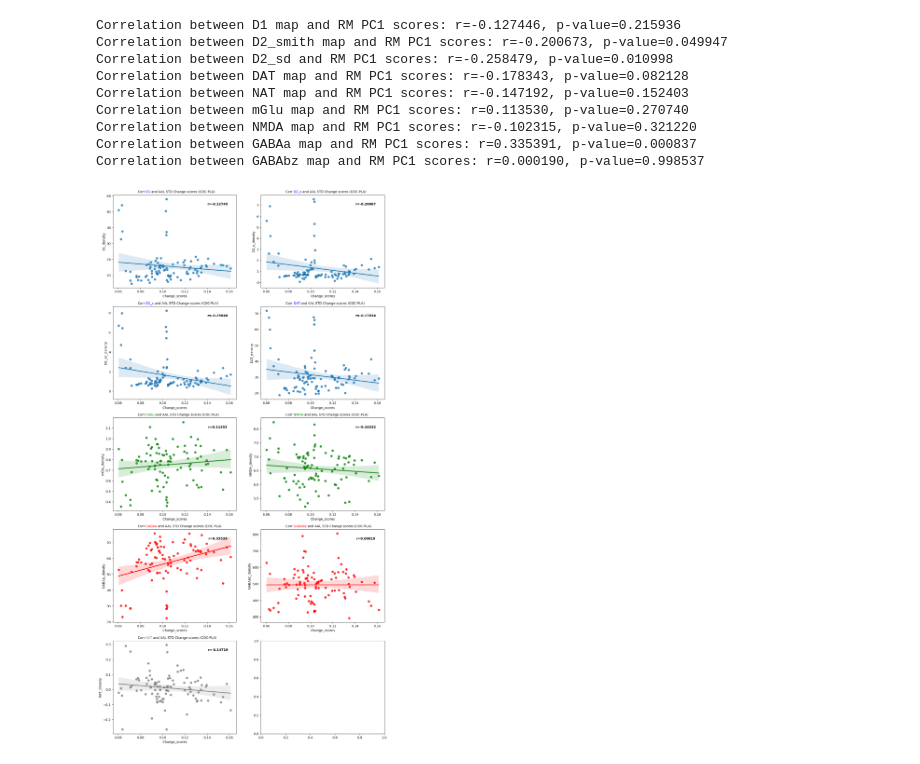
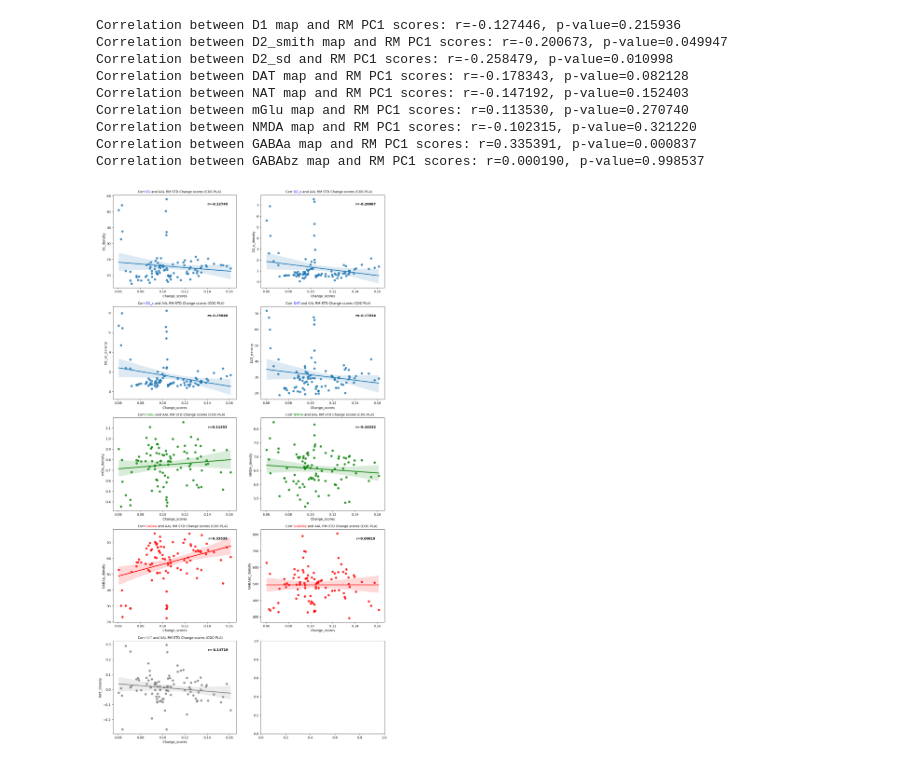
Before and after one commit to LuisA00/ResearchElective_Maastricht2023, a Jupyter notebook: ComparingAtlasesToNeurotransmittersDensities.ipynb, the cells around one changed output. Cells and saved outputs as stored; diff of their text form; code cells hidden in the pictures.

Commit message:
Finish Hassen comparison results.

```diff
--- a/ComparingAtlasesToNeurotransmittersDensities.ipynb
+++ b/ComparingAtlasesToNeurotransmittersDensities.ipynb
@@ -581,2 +716,15 @@ plot_correlations(Neurotransmitters_AAl_std_scores, aal_hassen_correlation_lists
 # %% [markdown]
 ## Compare Neurotransmitter Densities to Yeo Atlas (17 Networks)
+# %%
+Yeo_roi_masks = []
+
+for x in range(len(yeo_labels)):
+
+    try:
+        print("Computing and plotting roi_" +str(x) +": " + str(yeo_labels[x]))
+        roi_img = nl.image.new_img_like(yeo_thick17, nl.image.get_data(yeo_thick17) == x+1)
+        masker = NiftiMasker(mask_img=roi_img, mask_strategy="gm-template", verbose=False).fit()
+        Yeo_roi_masks.append(masker)
+
+    except FileNotFoundError:
+        print("Problem with roi_" +str(x) + " " + str(yeo_labels[x]))
@@ -582,0 +749,23 @@ plot_correlations(Neurotransmitters_AAl_std_scores, aal_hassen_correlation_lists
+# %%
+# Fit Yeo to Hassen Neurotransmitters maps.
+D1_to_Yeo_mean_scores = []
+D2_smith_to_Yeo_mean_scores = []
+D2_sd_to_Yeo_mean_scores = []
+DAT_to_Yeo_mean_scores = []
+NAT_to_Yeo_mean_scores = []
+mGlu_to_Yeo_mean_scores = []
+NMDA_to_Yeo_mean_scores = []
+GABAa_to_Yeo_mean_scores = []
+GABAbz_to_Yeo_mean_scores = []
+
+for current_roi in range(len(yeo_labels)):
+
+    D1_to_Yeo_mean_scores.append(fit_mask_get_mean(Yeo_roi_masks[current_roi], D1_map))
+    D2_smith_to_Yeo_mean_scores.append(fit_mask_get_mean(Yeo_roi_masks[current_roi], D2_smith_map))
+    D2_sd_to_Yeo_mean_scores.append(fit_mask_get_mean(Yeo_roi_masks[current_roi], D2_sandiego_map))
+    DAT_to_Yeo_mean_scores.append(fit_mask_get_mean(Yeo_roi_masks[current_roi], DAT_map))
+    NAT_to_Yeo_mean_scores.append(fit_mask_get_mean(Yeo_roi_masks[current_roi], NAT_map))
+    mGlu_to_Yeo_mean_scores.append(fit_mask_get_mean(Yeo_roi_masks[current_roi], mGlu_map))
+    NMDA_to_Yeo_mean_scores.append(fit_mask_get_mean(Yeo_roi_masks[current_roi], NMDA_map))
+    GABAa_to_Yeo_mean_scores.append(fit_mask_get_mean(Yeo_roi_masks[current_roi], GABAa_map))
+    GABAbz_to_Yeo_mean_scores.append(fit_mask_get_mean(Yeo_roi_masks[current_roi], GABAbz_map))
@@ -826,12 +1105,12 @@ Correlation between GABAbz map and RM PC1 scores: r=0.000190, p-value=0.998537
 # %%
 all_data_RM_STD = np.array([Change_PC1_RM_std_scores, D1_to_RM_mean_scores, D2_smith_to_RM_mean_scores, D2_sd_to_RM_mean_scores, DAT_to_RM_mean_scores,
                         NAT_to_RM_mean_scores, mGlu_to_RM_mean_scores, NMDA_to_RM_mean_scores, GABAa_to_RM_mean_scores, GABAbz_to_RM_mean_scores])
 
 Neurotransmitters_RM_STD_scores = pd.DataFrame(data=all_data_RM_STD.T, columns=["Change_scores", "D1_density", "D2_s_density", "D2_sd_density", "DAT_density", "NAT_density",
                                                                           "mGlu_density", "NMDA_density", "GABAa_density", "GABAbz_density"])
 
 rm_hassen_correlation_lists = [D1_RM_std_cor, D2_smith_RM_std_cor, D2_sd_RM_std_cor, DAT_RM_std_cor, mGlu_RM_std_cor, NMDA_RM_std_cor, GABAa_RM_std_cor, GABAbz_RM_std_cor, NAT_RM_std_cor]
 
-plot_correlations(Neurotransmitters_RM_STD_scores, rm_hassen_correlation_lists, "STD Change scores (COC-PLA)")
+plot_correlations(Neurotransmitters_RM_STD_scores, rm_hassen_correlation_lists, "RM STD Change scores (COC-PLA)")
 # %% [output]
-[figure, old version]
+[figure, new version]
```
Also changed, not shown: parts of 18 cells of this notebook, 5 other files.
